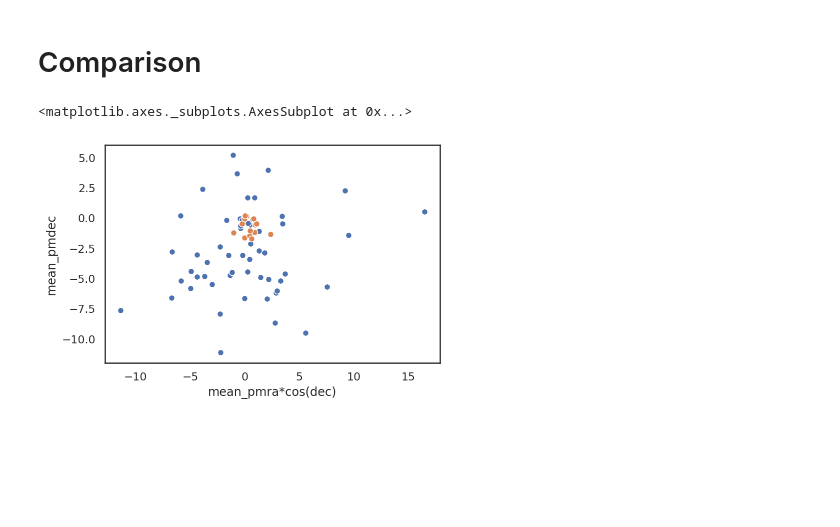
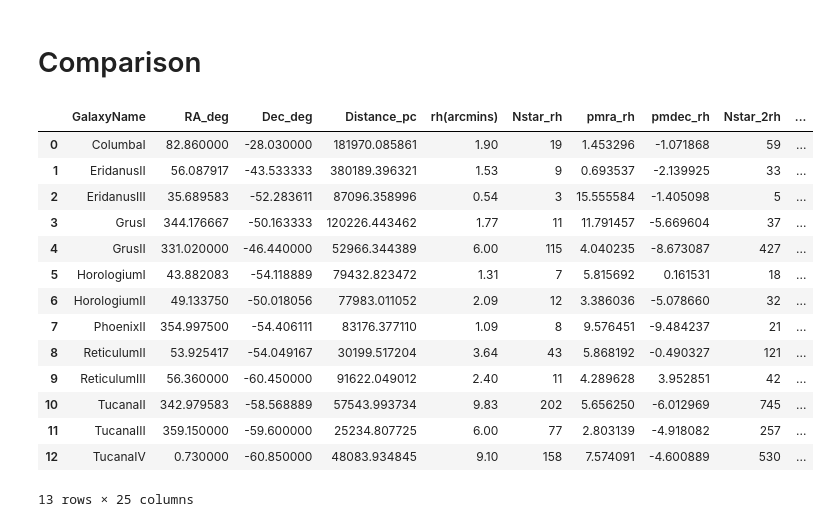
Before and after one commit to kuanweih/MilkyWaySatellites, a Jupyter notebook: nb-compare-pms.ipynb, the cells around one changed output. Drawn from its saved outputs; the diff is of its cells as text; code cells hidden in the pictures; blank space fills up the shorter version.

```diff
--- a/nb-compare-pms.ipynb
+++ b/nb-compare-pms.ipynb
@@ -90,22 +90,29 @@ df_pace.sample(2)
 # %% [markdown]
 # Comparison
-# %%
-sns.set(style="white", color_codes=True, font_scale=1)
-fig, ax = plt.subplots()
-
-sns.scatterplot(x=df_kw['pmra_rh*cos(dec)'], y=df_kw['pmdec_rh'], ax=ax)
-sns.scatterplot(x=df_pace['mean_pmra*cos(dec)'], y=df_pace['mean_pmdec'], ax=ax)
-# sns.scatterplot(x=df['GalaxyName'], y=df['overlap_s2_min'], ax=ax, color='b', alpha=alpha)
-# sns.scatterplot(x=df['GalaxyName'], y=df['overlap_s2_max'], ax=ax, color='b', alpha=alpha)
-# ax.errorbar(df['GalaxyName'], df['overlap_s2_mean'], yerr=df['overlap_s2_std'], color='b', ls='none')
-# ax.axhline(2, ls='--', color='b')
-
-
-# fig.autofmt_xdate()
-# ax.set_ylabel('significance')
-# ax.set_title('significance in overlapping area')
-
-# plt.savefig('sig_overlap.png', bbox_inches='tight', dpi=300)
-# %% [output]
-<matplotlib.axes._subplots.AxesSubplot at 0x...>
-[figure, removed]
+# %%
+df_kw['GalaxyName'] = df_kw['GalaxyName'].str.replace('(', '')
+df_kw['GalaxyName'] = df_kw['GalaxyName'].str.replace(')', '')
+df_kw['GalaxyName'] = df_kw['GalaxyName'].str.replace('1', 'I')
+df_kw['GalaxyName'] = df_kw['GalaxyName'].str.replace('2', 'II')
+df_kw['GalaxyName'] = df_kw['GalaxyName'].str.replace('3', 'III')
+
+df_pace['satellite'] = df_pace['satellite'].str.replace(' ', '')
+
+df_merged = pd.merge(df_kw, df_pace, left_on=['GalaxyName'], right_on=['satellite'], how='inner')
+df_merged
+# %% [output]
+|  | GalaxyName | RA_deg | Dec_deg | Distance_pc | rh(arcmins) | Nstar_rh | pmra_rh | pmdec_rh | Nstar_2rh | ... |
+| 0 | ColumbaI | 82.860000 | -28.030000 | 181970.085861 | 1.90 | 19 | 1.453296 | -1.071868 | 59 | ... |
+| 1 | EridanusII | 56.087917 | -43.533333 | 380189.396321 | 1.53 | 9 | 0.693537 | -2.139925 | 33 | ... |
+| 2 | EridanusIII | 35.689583 | -52.283611 | 87096.358996 | 0.54 | 3 | 15.555584 | -1.405098 | 5 | ... |
+| 3 | GrusI | 344.176667 | -50.163333 | 120226.443462 | 1.77 | 11 | 11.791457 | -5.669604 | 37 | ... |
+| 4 | GrusII | 331.020000 | -46.440000 | 52966.344389 | 6.00 | 115 | 4.040235 | -8.673087 | 427 | ... |
+| 5 | HorologiumI | 43.882083 | -54.118889 | 79432.823472 | 1.31 | 7 | 5.815692 | 0.161531 | 18 | ... |
+| 6 | HorologiumII | 49.133750 | -50.018056 | 77983.011052 | 2.09 | 12 | 3.386036 | -5.078660 | 32 | ... |
+| 7 | PhoenixII | 354.997500 | -54.406111 | 83176.377110 | 1.09 | 8 | 9.576451 | -9.484237 | 21 | ... |
+| 8 | ReticulumII | 53.925417 | -54.049167 | 30199.517204 | 3.64 | 43 | 5.868192 | -0.490327 | 121 | ... |
+| 9 | ReticulumIII | 56.360000 | -60.450000 | 91622.049012 | 2.40 | 11 | 4.289628 | 3.952851 | 42 | ... |
+| 10 | TucanaII | 342.979583 | -58.568889 | 57543.993734 | 9.83 | 202 | 5.656250 | -6.012969 | 745 | ... |
+| 11 | TucanaIII | 359.150000 | -59.600000 | 25234.807725 | 6.00 | 77 | 2.803139 | -4.918082 | 257 | ... |
+| 12 | TucanaIV | 0.730000 | -60.850000 | 48083.934845 | 9.10 | 158 | 7.574091 | -4.600889 | 530 | ... |
+13 rows × 25 columns
```
Also changed, not shown: parts of 5 cells of this notebook.
